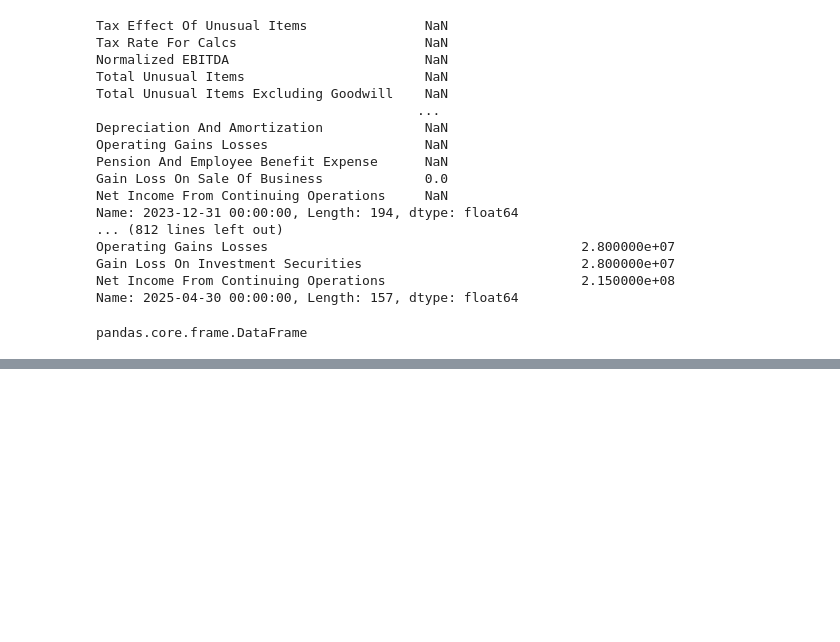
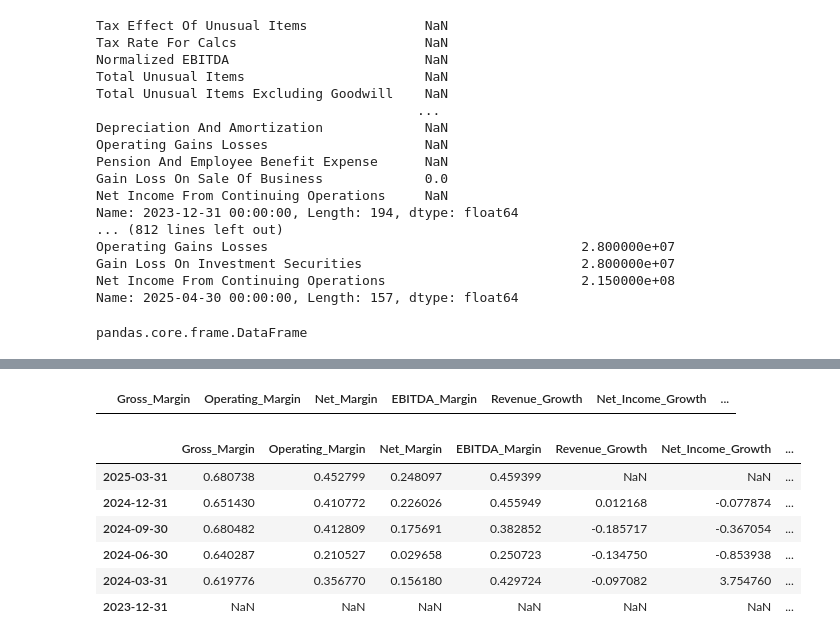
Before and after one commit to darrenlimkh/stocks_decision_support_tool, a Jupyter notebook: training.ipynb, the cells around one changed output, grey strips where cells are left out. Drawn from its saved outputs; the diff is of its cells as text; code cells hidden in the pictures; blank space fills up the shorter version.

```diff
--- a/training.ipynb
+++ b/training.ipynb
@@ -835,0 +850,54 @@ decision, prob
+# %%
+X_test
+# %% [output]
+|  | Gross_Margin | Operating_Margin | Net_Margin | EBITDA_Margin | Revenue_Growth | Net_Income_Growth | ... |
+# %%
+t = yf.Ticker(ticker)
+inc = t.quarterly_financials.T
+bal = t.quarterly_balance_sheet.T
+cf  = t.quarterly_cashflow.T
+
+df_raw = pd.concat([inc, bal, cf], axis=1)
+
+# Profitability Ratios
+df_extract = pd.DataFrame()
+
+# Profitability Ratios
+df_extract['Gross_Margin']      = safe_div(df_raw, 'Gross Profit', 'Total Revenue')
+df_extract['Operating_Margin']  = safe_div(df_raw, 'Operating Income', 'Total Revenue')
+df_extract['Net_Margin']        = safe_div(df_raw, 'Net Income', 'Total Revenue')
+df_extract['EBITDA_Margin']     = safe_div(df_raw, 'EBITDA', 'Total Revenue')
+
+# Growth Ratios (YoY)
+df_extract['Revenue_Growth']    = df_raw['Total Revenue'].pct_change(fill_method=None) if 'Total Revenue' in df_raw else np.nan
+df_extract['Net_Income_Growth'] = df_raw['Net Income'].pct_change(fill_method=None) if 'Net Income' in df_raw else np.nan
+df_extract['EPS_Growth']        = df_raw['Diluted EPS'].pct_change(fill_method=None) if 'Diluted EPS' in df_raw else np.nan
+
+# Return Ratios
+df_extract['ROE']   = safe_div(df_raw, 'Net Income', 'Stockholders Equity')
+df_extract['ROA']   = safe_div(df_raw, 'Net Income', 'Total Assets')
+df_extract['ROIC']  = safe_div(df_raw, 'EBIT', 'Total Debt') + safe_div(df_raw, 'EBIT', 'Stockholders Equity') - safe_div(df_raw, 'EBIT', 'Cash And Cash Equivalents')
+
+# Leverage Ratios
+df_extract['Debt_to_Equity']      = safe_div(df_raw, 'Total Debt', 'Stockholders Equity')
+df_extract['Net_Debt_to_EBITDA']  = safe_div(df_raw, 'Net Debt', 'EBITDA')
+
+# Liquidity Ratios
+df_extract['Current_Ratio'] = safe_div(df_raw, 'Current Assets', 'Current Liabilities')
+df_extract['Quick_Ratio']   = safe_div(df_raw, 'Current Assets', 'Current Liabilities') - safe_div(df_raw, 'Inventory', 'Current Liabilities')
+
+# Cash Flow Metrics
+df_extract['FCF_to_Sales']  = safe_div(df_raw, 'Free Cash Flow', 'Total Revenue')
+df_extract['FCF_yield']     = safe_div(df_raw, 'Free Cash Flow', 'Stockholders Equity')
+
+df_extract['Report_Date'] = df_extract.index
+# %%
+df_extract
+# %% [output]
+|  | Gross_Margin | Operating_Margin | Net_Margin | EBITDA_Margin | Revenue_Growth | Net_Income_Growth | ... |
+| 2025-03-31 | 0.680738 | 0.452799 | 0.248097 | 0.459399 | NaN | NaN | ... |
+| 2024-12-31 | 0.651430 | 0.410772 | 0.226026 | 0.455949 | 0.012168 | -0.077874 | ... |
+| 2024-09-30 | 0.680482 | 0.412809 | 0.175691 | 0.382852 | -0.185717 | -0.367054 | ... |
+| 2024-06-30 | 0.640287 | 0.210527 | 0.029658 | 0.250723 | -0.134750 | -0.853938 | ... |
+| 2024-03-31 | 0.619776 | 0.356770 | 0.156180 | 0.429724 | -0.097082 | 3.754760 | ... |
+| 2023-12-31 | NaN | NaN | NaN | NaN | NaN | NaN | ... |
```
Also changed, not shown: parts of 4 cells of this notebook, 5 other files.
